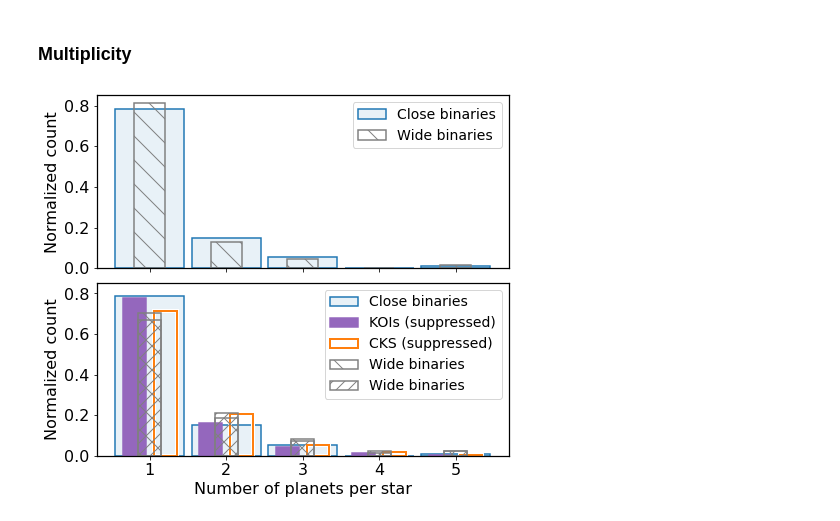
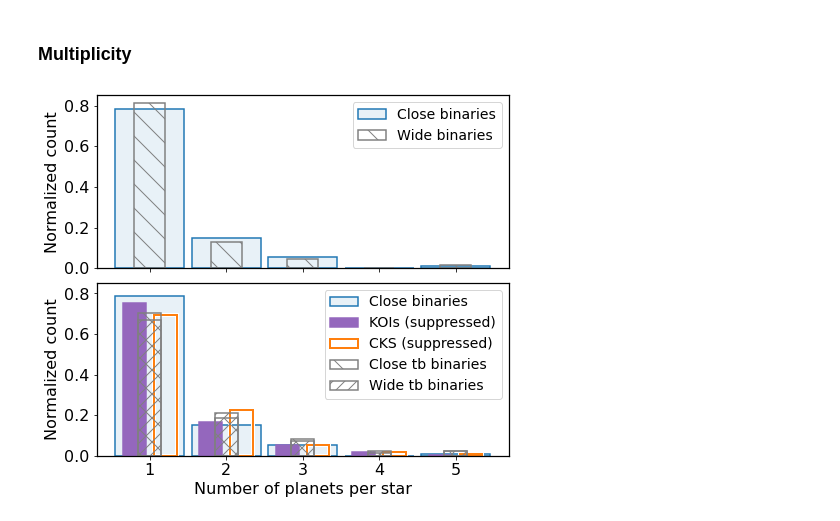
Before and after one commit to ernewton/HWO_calculations, a Jupyter notebook: Toy Model -- Analysis.ipynb, the cells around one changed output. Drawn from its saved outputs; the diff is of its cells as text; code cells hidden in the pictures.

Commit message:
v2 analysis
streamlining analysis, focusing on multiplicity

```diff
--- a/Toy Model -- Analysis.ipynb
+++ b/Toy Model -- Analysis.ipynb
@@ -23,5 +26,5 @@ from sbin.complexity import gap_complexity
 # %%
-do_multiplicity = False
+do_multiplicity = True
 # %% [markdown]
 ### Read in data saved from Filtering
 # %%
@@ -61,7 +62,7 @@ log_histrange=[np.log10(0.7),np.log10(6)]
 log_bin_edges = np.logspace(log_histrange[0], log_histrange[1], nbins + 1)
 
 # run trials and save the results
-ntrials = 1000
+ntrials = 10
 koi_sim_linear = np.ones((ntrials,nbins))
 koi_sim_log = np.ones((ntrials,nbins))
 koi_sim_npl = np.ones((ntrials,5))
@@ -69,7 +70,8 @@ frac_SE_arr = np.ones(ntrials)
 mtps_arr = np.ones(ntrials)
 for i in range(ntrials):
     prad_sim_tmp, sim_counts, frac_SE_arr[i], mtps_arr[i] = suppression_simulation(
-        kois_filtered, binary_separations, join_on='KOI', prad_col='koi_prad')
+        kois_filtered, binary_separations, join_on='KOI', prad_col='koi_prad',
+        sup_function=suppression_factor_50, sup_type = 'planets')
     nplanets = len(prad_sim_tmp)
     ww = 1./np.full(nplanets, nplanets, dtype=float)
 
@@ -115,7 +127,8 @@ cks_sim_log = np.ones((ntrials,nbins))
 cks_sim_npl = np.ones((ntrials,5))
 for i in range(ntrials):
     prad_sim_tmp, sim_counts, frac_SE_arr[i], mtps_arr[i] = suppression_simulation(
-        cks_filtered, binary_separations, join_on='KOI', prad_col='Rp')
+        cks_filtered, binary_separations, join_on='KOI', prad_col='Rp',
+        sup_function=suppression_factor_50, sup_type='systems')
 
     nplanets = len(prad_sim_tmp)
     ww = 1./np.full(nplanets, nplanets, dtype=float)
@@ -403,33 +426,33 @@ y = np.percentile(koi_sim_npl, q=50, axis=0)
 axes[1].bar(x-0.2, y, edgecolor='C4', facecolor='C4',
             width=0.3, lw=1.5, label='KOIs (suppressed)')
 
 y = np.percentile(cks_sim_npl, q=50, axis=0)
 axes[1].bar(x+0.2, y, edgecolor='white', facecolor='None',
             width=0.3, lw=4)
 axes[1].bar(x+0.2, y, edgecolor='C1', facecolor='None',
             width=0.3, lw=2, label='CKS (suppressed)')
 
 nstars = len(close_tb_counts)
 ww = 1./np.full(nstars, nstars, dtype=float)
 y, _ = np.histogram(close_tb_counts['n_planets'],
                     weights=ww, bins=[0.5,1.5,2.5,3.5,4.5,5.5])
-axes[1].bar(x, y, edgecolor='gray', facecolor='None', hatch="\\", width=0.3, linewidth=1.5, label='Wide binaries')
+axes[1].bar(x, y, edgecolor='gray', facecolor='None', hatch="\\", width=0.3, linewidth=1.5, label='Close tb binaries')
 
 nstars = len(wide_tb_counts)
 ww = 1./np.full(nstars, nstars, dtype=float)
 y, _ = np.histogram(wide_tb_counts['n_planets'],
                     weights=ww, bins=[0.5,1.5,2.5,3.5,4.5,5.5])
-axes[1].bar(x, y, edgecolor='gray', facecolor='None', hatch="//", width=0.3, linewidth=1.5, label='Wide binaries')
+axes[1].bar(x, y, edgecolor='gray', facecolor='None', hatch="//", width=0.3, linewidth=1.5, label='Wide tb binaries')
 
 
 for ax in axes:
     ax.set_ylabel('Normalized count')
     ax.legend()
 
 
 plt.xlabel('Number of planets per star')
 plt.tight_layout(h_pad=0.4)
 if do_multiplicity:
     plt.savefig('multiplicity.png')
 # %% [output]
-[figure, old version]
+[figure, new version]
```
Also changed, not shown: parts of 5 cells of this notebook, 22 other files.
